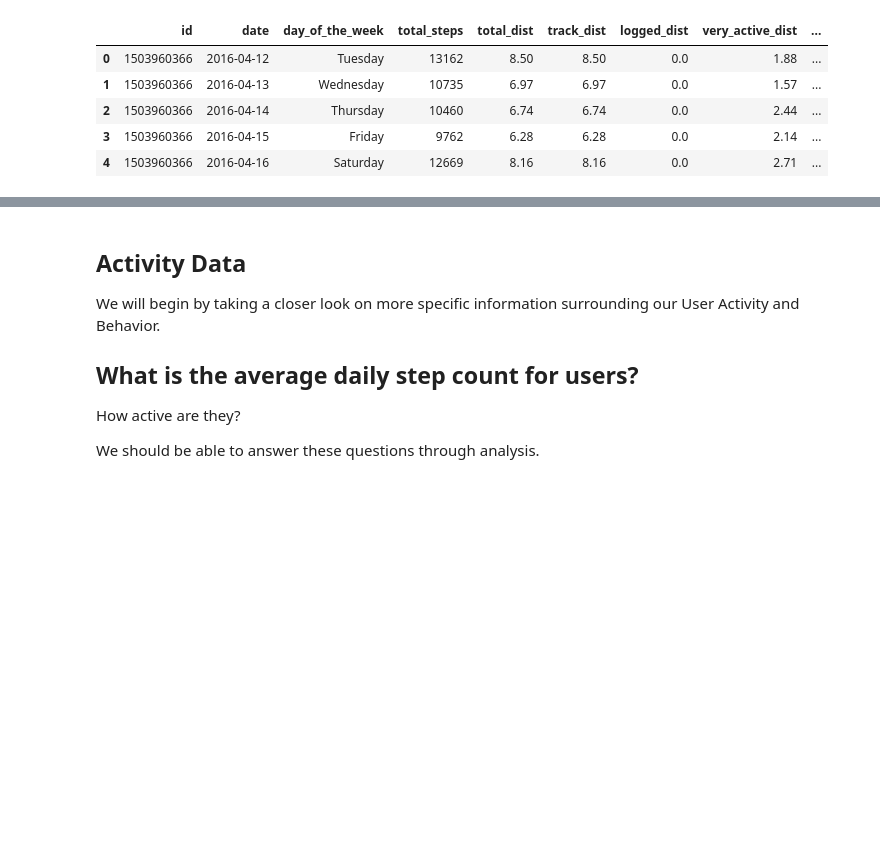
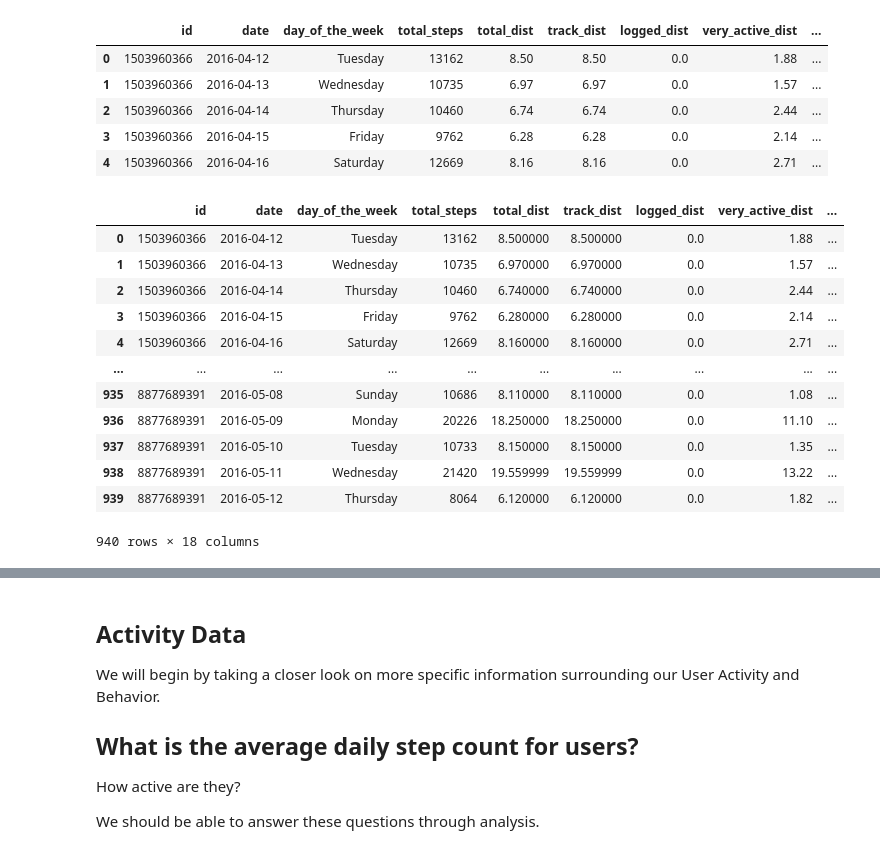
Before and after one commit to Enimien/project_1_healthcare, a Jupyter notebook: Fitbit-Final_Yao.ipynb, the cells around one changed output, grey strips where cells are left out. Drawn from its saved outputs; the diff is of its cells as text; code cells hidden in the pictures; blank space fills up the shorter version.

```diff
--- a/Fitbit-Final_Yao.ipynb
+++ b/Fitbit-Final_Yao.ipynb
@@ -348,3 +349,25 @@ df_activity.head(5)
 | 2 | 1503960366 | 2016-04-14 | Thursday | 10460 | 6.74 | 6.74 | 0.0 | 2.44 | ... |
 | 3 | 1503960366 | 2016-04-15 | Friday | 9762 | 6.28 | 6.28 | 0.0 | 2.14 | ... |
 | 4 | 1503960366 | 2016-04-16 | Saturday | 12669 | 8.16 | 8.16 | 0.0 | 2.71 | ... |
+# %%
+# Sum the total active minutes and add it to the df_activity dataframe in a new column.
+df_activity['total_mins'] = (df_activity['very_active_mins'] +
+                                             df_activity['fairly_active_mins'] +
+                                             df_activity['lightly_active_mins'])
+
+
+df_activity
+# %% [output]
+|  | id | date | day_of_the_week | total_steps | total_dist | track_dist | logged_dist | very_active_dist | ... |
+| 0 | 1503960366 | 2016-04-12 | Tuesday | 13162 | 8.500000 | 8.500000 | 0.0 | 1.88 | ... |
+| 1 | 1503960366 | 2016-04-13 | Wednesday | 10735 | 6.970000 | 6.970000 | 0.0 | 1.57 | ... |
+| 2 | 1503960366 | 2016-04-14 | Thursday | 10460 | 6.740000 | 6.740000 | 0.0 | 2.44 | ... |
+| 3 | 1503960366 | 2016-04-15 | Friday | 9762 | 6.280000 | 6.280000 | 0.0 | 2.14 | ... |
+| 4 | 1503960366 | 2016-04-16 | Saturday | 12669 | 8.160000 | 8.160000 | 0.0 | 2.71 | ... |
+| ... | ... | ... | ... | ... | ... | ... | ... | ... | ... |
+| 935 | 8877689391 | 2016-05-08 | Sunday | 10686 | 8.110000 | 8.110000 | 0.0 | 1.08 | ... |
+| 936 | 8877689391 | 2016-05-09 | Monday | 20226 | 18.250000 | 18.250000 | 0.0 | 11.10 | ... |
+| 937 | 8877689391 | 2016-05-10 | Tuesday | 10733 | 8.150000 | 8.150000 | 0.0 | 1.35 | ... |
+| 938 | 8877689391 | 2016-05-11 | Wednesday | 21420 | 19.559999 | 19.559999 | 0.0 | 13.22 | ... |
+| 939 | 8877689391 | 2016-05-12 | Thursday | 8064 | 6.120000 | 6.120000 | 0.0 | 1.82 | ... |
+940 rows × 18 columns
```
Also changed, not shown: parts of 17 cells of this notebook.
